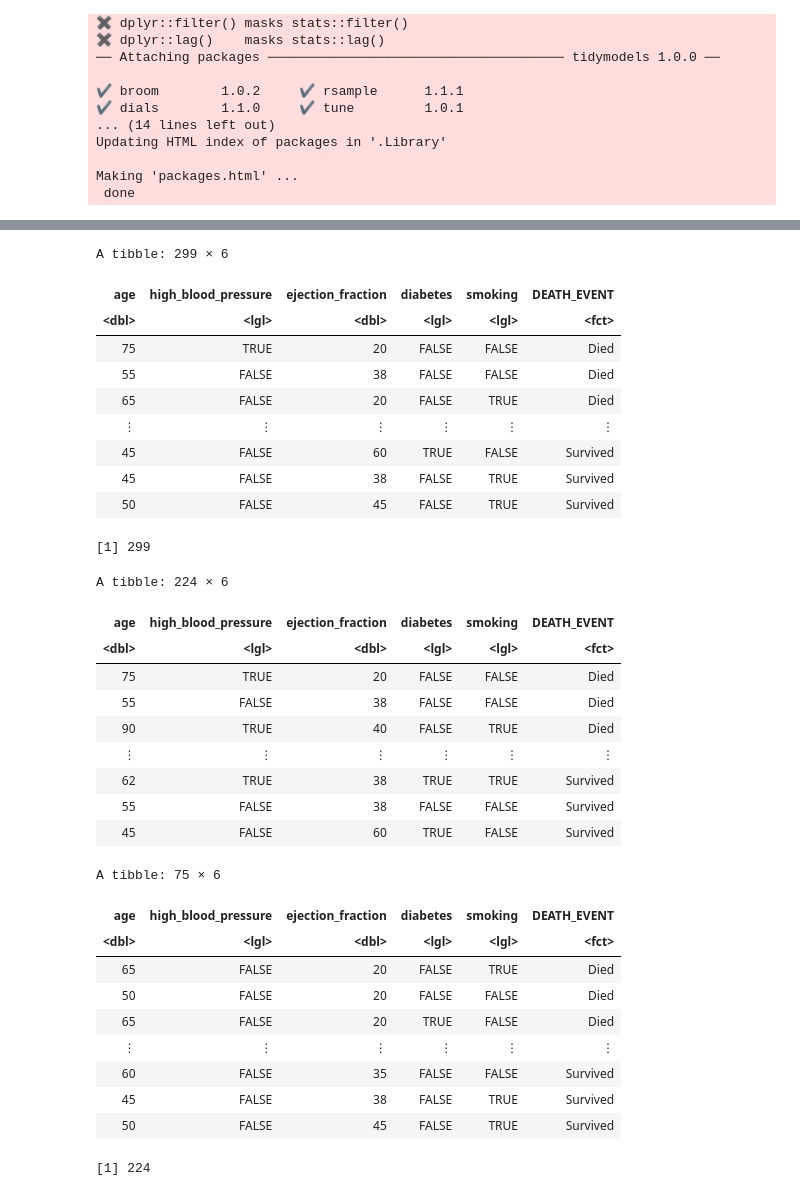
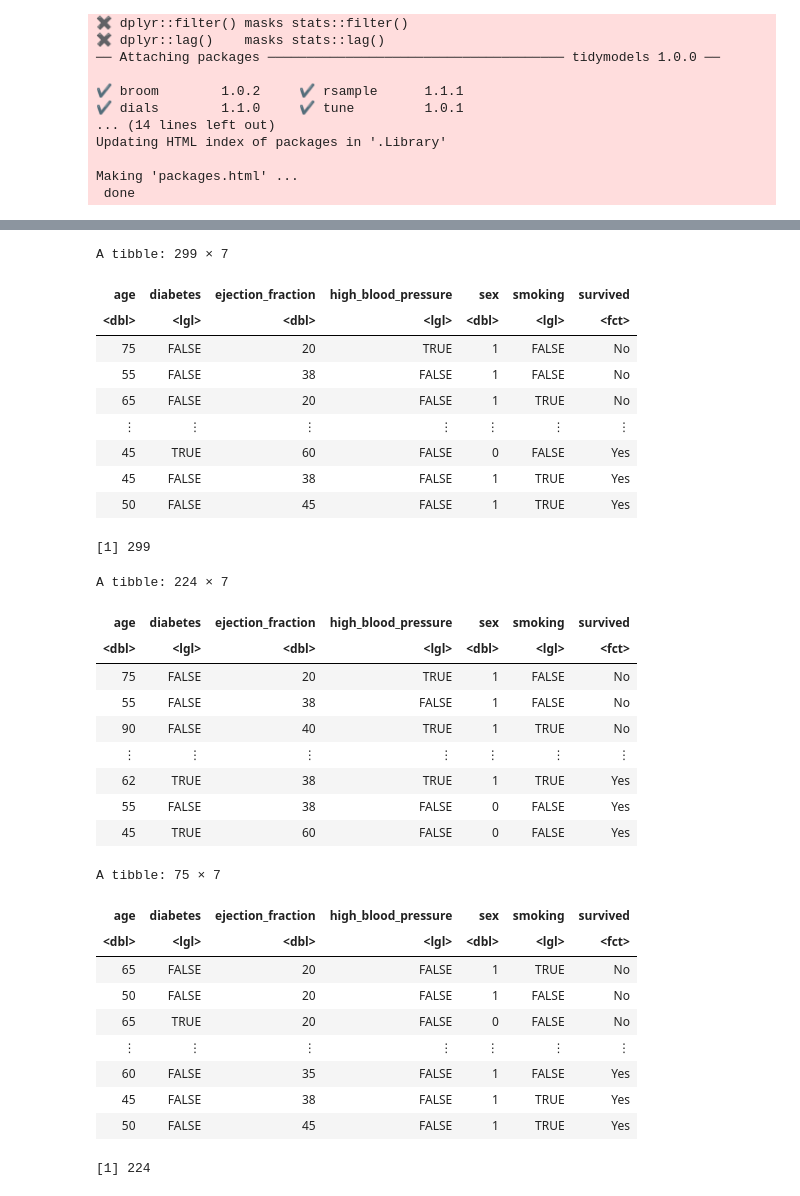
Before and after one commit to KristenisHuaiyi/Data_Science_Project, a Jupyter notebook: Untitled2.ipynb, the cells around one changed output, grey strips where cells are left out. Saved outputs shown, nothing was run; the diff lists cells and outputs as text; code cells hidden in the pictures.

```diff
--- a/Untitled2.ipynb
+++ b/Untitled2.ipynb
@@ -48,64 +48,65 @@ A spec_tbl_df: 299 × 13
 # %%
 #wrangle the data by selecting the predictors needed and
 #converting the response variable DEATH_EVENT to the factor datatype
 data_wrangled <- data |>
-            select(age, high_blood_pressure, ejection_fraction, diabetes, smoking, DEATH_EVENT) |>
+            select(age, diabetes, ejection_fraction, high_blood_pressure, sex, smoking, DEATH_EVENT) |>
             mutate(DEATH_EVENT = as_factor(DEATH_EVENT)) |>
-            mutate(DEATH_EVENT = fct_recode(DEATH_EVENT, "Survived" = "0", "Died" = "1")) |>
+            mutate(DEATH_EVENT = fct_recode(DEATH_EVENT, "Yes" = "0", "No" = "1")) |>
+            rename("survived" = "DEATH_EVENT") |>
+            mutate(diabetes = as.logical(diabetes)) |>
             mutate(high_blood_pressure = as.logical(high_blood_pressure)) |>
-            mutate(diabetes = as.logical(diabetes)) |>
             mutate(smoking = as.logical(smoking))
-#rename death event to survive or not and make it so it is true or false
+#To-do: Change sex 1 = male , 0 = female
 #convert the predicting variables to the logical datatype
 data_wrangled
 
 data_nrow <- nrow(data_wrangled)
 
 data_nrow
 # %% [output]
-A tibble: 299 × 6
+A tibble: 299 × 7
-| age | high_blood_pressure | ejection_fraction | diabetes | smoking | DEATH_EVENT |
-| <dbl> | <lgl> | <dbl> | <lgl> | <lgl> | <fct> |
-| 75 | TRUE | 20 | FALSE | FALSE | Died |
-| 55 | FALSE | 38 | FALSE | FALSE | Died |
-| 65 | FALSE | 20 | FALSE | TRUE | Died |
-| ⋮ | ⋮ | ⋮ | ⋮ | ⋮ | ⋮ |
-| 45 | FALSE | 60 | TRUE | FALSE | Survived |
-| 45 | FALSE | 38 | FALSE | TRUE | Survived |
-| 50 | FALSE | 45 | FALSE | TRUE | Survived |
+| age | diabetes | ejection_fraction | high_blood_pressure | sex | smoking | survived |
+| <dbl> | <lgl> | <dbl> | <lgl> | <dbl> | <lgl> | <fct> |
+| 75 | FALSE | 20 | TRUE | 1 | FALSE | No |
+| 55 | FALSE | 38 | FALSE | 1 | FALSE | No |
+| 65 | FALSE | 20 | FALSE | 1 | TRUE | No |
+| ⋮ | ⋮ | ⋮ | ⋮ | ⋮ | ⋮ | ⋮ |
+| 45 | TRUE | 60 | FALSE | 0 | FALSE | Yes |
+| 45 | FALSE | 38 | FALSE | 1 | TRUE | Yes |
+| 50 | FALSE | 45 | FALSE | 1 | TRUE | Yes |
 [1] 299
 # %%
 #set the random seed in R
 set.seed(1)
 
 #split the data into training set and testing set
-heart_split <- initial_split(data_wrangled, prop = 0.75, strata = DEATH_EVENT)
+heart_split <- initial_split(data_wrangled, prop = 0.75, strata = survived)
 heart_train <- training(heart_split)
 heart_test <- testing(heart_split)
 
 heart_train
 heart_test
 # %% [output]
-A tibble: 224 × 6
+A tibble: 224 × 7
-| age | high_blood_pressure | ejection_fraction | diabetes | smoking | DEATH_EVENT |
-| <dbl> | <lgl> | <dbl> | <lgl> | <lgl> | <fct> |
-| 75 | TRUE | 20 | FALSE | FALSE | Died |
-| 55 | FALSE | 38 | FALSE | FALSE | Died |
-| 90 | TRUE | 40 | FALSE | TRUE | Died |
-| ⋮ | ⋮ | ⋮ | ⋮ | ⋮ | ⋮ |
-| 62 | TRUE | 38 | TRUE | TRUE | Survived |
-| 55 | FALSE | 38 | FALSE | FALSE | Survived |
-| 45 | FALSE | 60 | TRUE | FALSE | Survived |
+| age | diabetes | ejection_fraction | high_blood_pressure | sex | smoking | survived |
+| <dbl> | <lgl> | <dbl> | <lgl> | <dbl> | <lgl> | <fct> |
+| 75 | FALSE | 20 | TRUE | 1 | FALSE | No |
+| 55 | FALSE | 38 | FALSE | 1 | FALSE | No |
+| 90 | FALSE | 40 | TRUE | 1 | TRUE | No |
+| ⋮ | ⋮ | ⋮ | ⋮ | ⋮ | ⋮ | ⋮ |
+| 62 | TRUE | 38 | TRUE | 1 | TRUE | Yes |
+| 55 | FALSE | 38 | FALSE | 0 | FALSE | Yes |
+| 45 | TRUE | 60 | FALSE | 0 | FALSE | Yes |
-A tibble: 75 × 6
+A tibble: 75 × 7
-| age | high_blood_pressure | ejection_fraction | diabetes | smoking | DEATH_EVENT |
-| <dbl> | <lgl> | <dbl> | <lgl> | <lgl> | <fct> |
-| 65 | FALSE | 20 | FALSE | TRUE | Died |
-| 50 | FALSE | 20 | FALSE | FALSE | Died |
-| 65 | FALSE | 20 | TRUE | FALSE | Died |
-| ⋮ | ⋮ | ⋮ | ⋮ | ⋮ | ⋮ |
-| 60 | FALSE | 35 | FALSE | FALSE | Survived |
-| 45 | FALSE | 38 | FALSE | TRUE | Survived |
-| 50 | FALSE | 45 | FALSE | TRUE | Survived |
+| age | diabetes | ejection_fraction | high_blood_pressure | sex | smoking | survived |
+| <dbl> | <lgl> | <dbl> | <lgl> | <dbl> | <lgl> | <fct> |
+| 65 | FALSE | 20 | FALSE | 1 | TRUE | No |
+| 50 | FALSE | 20 | FALSE | 1 | FALSE | No |
+| 65 | TRUE | 20 | FALSE | 0 | FALSE | No |
+| ⋮ | ⋮ | ⋮ | ⋮ | ⋮ | ⋮ | ⋮ |
+| 60 | FALSE | 35 | FALSE | 1 | FALSE | Yes |
+| 45 | FALSE | 38 | FALSE | 1 | TRUE | Yes |
+| 50 | FALSE | 45 | FALSE | 1 | TRUE | Yes |
 # %%
 #the number of observations in the training set
 train_nrow <- nrow(heart_train)
```
Also changed, not shown: parts of 8 cells of this notebook, 1 other file.
